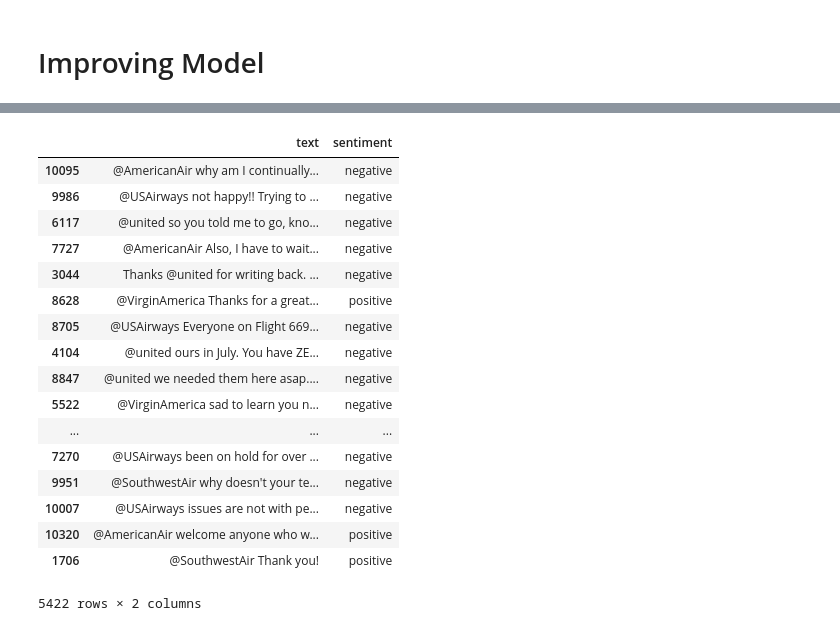
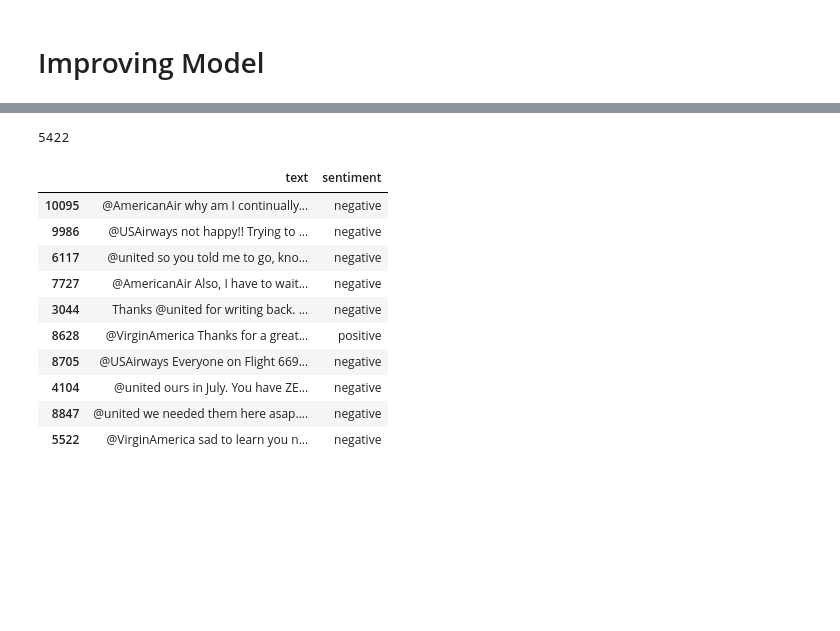
Before and after one commit to ngoduyvu/FastAI_Vu, a Jupyter notebook: Assignment 2.ipynb, the cells around one changed output, grey strips where cells are left out. Cells and saved outputs as stored; diff of their text form; code cells hidden in the pictures; blank space fills up the shorter version.

```diff
--- a/Assignment 2.ipynb
+++ b/Assignment 2.ipynb
@@ -390,23 +403,19 @@ AL_df
-# %%
-df_train = df_train[['text', 'sentiment']]
-df_train
-# %% [output]
-|  | text | sentiment |
-| 10095 | @AmericanAir why am I continually... | negative |
-| 9986 | @USAirways not happy!! Trying to ... | negative |
-| 6117 | @united so you told me to go, kno... | negative |
-| 7727 | @AmericanAir Also, I have to wait... | negative |
-| 3044 | Thanks @united for writing back. ... | negative |
-| 8628 | @VirginAmerica Thanks for a great... | positive |
-| 8705 | @USAirways Everyone on Flight 669... | negative |
-| 4104 | @united ours in July. You have ZE... | negative |
-| 8847 | @united we needed them here asap.... | negative |
-| 5522 | @VirginAmerica sad to learn you n... | negative |
-| ... | ... | ... |
-| 7270 | @USAirways been on hold for over ... | negative |
-| 9951 | @SouthwestAir why doesn't your te... | negative |
-| 10007 | @USAirways issues are not with pe... | negative |
-| 10320 | @AmericanAir welcome anyone who w... | positive |
-| 1706 | @SouthwestAir Thank you! | positive |
-5422 rows × 2 columns
+# %%
+# Remove unused features of dataset
+df_train = df_train[['text', 'sentiment']]
+print(df_train.shape[0])
+df_train.head(10)
+# %% [output]
+5422
+|  | text | sentiment |
+| 10095 | @AmericanAir why am I continually... | negative |
+| 9986 | @USAirways not happy!! Trying to ... | negative |
+| 6117 | @united so you told me to go, kno... | negative |
+| 7727 | @AmericanAir Also, I have to wait... | negative |
+| 3044 | Thanks @united for writing back. ... | negative |
+| 8628 | @VirginAmerica Thanks for a great... | positive |
+| 8705 | @USAirways Everyone on Flight 669... | negative |
+| 4104 | @united ours in July. You have ZE... | negative |
+| 8847 | @united we needed them here asap.... | negative |
+| 5522 | @VirginAmerica sad to learn you n... | negative |
 # %%
```
Also changed, not shown: parts of 23 cells of this notebook.
